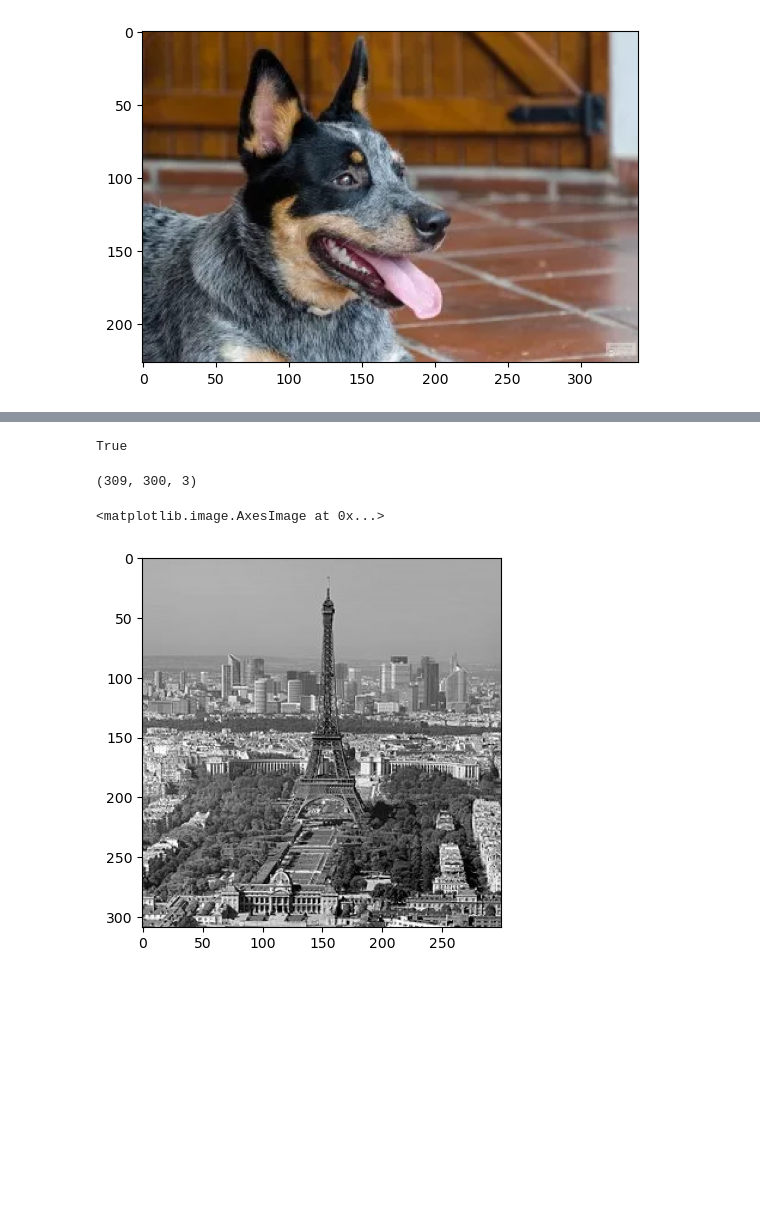
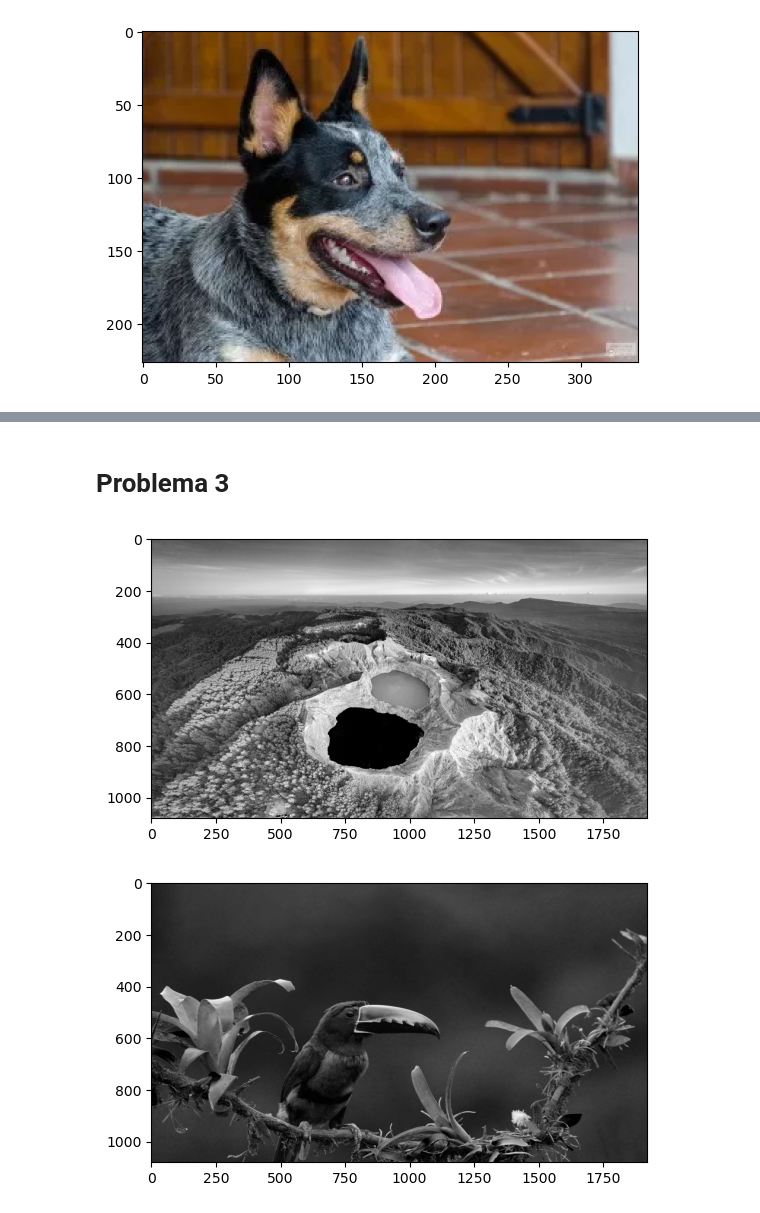
Before and after one commit to egoo16/tm_ir_lab1, a Jupyter notebook: lab1.ipynb, the cells around one changed output, grey strips where cells are left out. Drawn from its saved outputs; the diff is of its cells as text; code cells hidden in the pictures; blank space fills up the shorter version.

Commit message:
Problema 3 solved

```diff
--- a/lab1.ipynb
+++ b/lab1.ipynb
@@ -174,14 +130,52 @@ array([109.])
-# %%
-cv2.imwrite("gris_ponderado.png", gris_ponderado)
-# %% [output]
-True
-# %%
-img_gris_pond = cv2.imread("gris_ponderado.png")
-img_gris_pond.shape
-# %% [output]
-(309, 300, 3)
-# %%
-plt.imshow(img_gris_pond)
-# %% [output]
-<matplotlib.image.AxesImage at 0x...>
-[figure, removed]
+# %% [markdown]
+# Problema 3
+# %%
+def imgToGray3D(nameImage):
+    img_objetivo = None
+
+    if nameImage == "img1":
+        img_objetivo = img1
+    elif nameImage == "img2":
+        img_objetivo = img2
+    elif nameImage == "img3":
+        img_objetivo = img3
+    else:
+        print("Nombre de imagen inválido")
+        return
+
+    alto_g = img_objetivo.shape[0]
+    ancho_g = img_objetivo.shape[1]
+    img_gray_base_red = np.zeros_like(img_objetivo)
+    img_gray_base_green = np.zeros_like(img_objetivo)
+    img_gray_base_blue = np.zeros_like(img_objetivo)
+
+    for i in range(0, alto_g):
+        for j in range(0, ancho_g):
+            pixel = img_objetivo[i, j]
+
+            blue = pixel[2]
+            green = pixel[1]
+            red = pixel[0]
+
+            img_gray_base_red[i, j] = [red, red,red]
+            img_gray_base_green[i, j] = [green, green, green]
+            img_gray_base_blue[i, j] = [blue, blue, blue]
+    cv2.imwrite("img_gray_red.jpg", img_gray_base_red)
+    cv2.imwrite("img_gray_green.jpg", img_gray_base_green)
+    cv2.imwrite("img_gray_blue.jpg", img_gray_base_blue)
+    plt.imshow(img_gray_base_red)
+    plt.show()
+# %%
+imgToGray3D("img2")
+# %% [output]
+[figure, added]
+# %%
+img1
+blue_channel = img1[:, :, 0]
+green_channel = img1[:, :, 1]
+red_channel = img1[:, :, 2]
+
+plt.imshow(red_channel,cmap='gray')
+plt.show()
+# %% [output]
+[figure, added]
```
Also changed, not shown: parts of 9 cells of this notebook, 4 other files.
